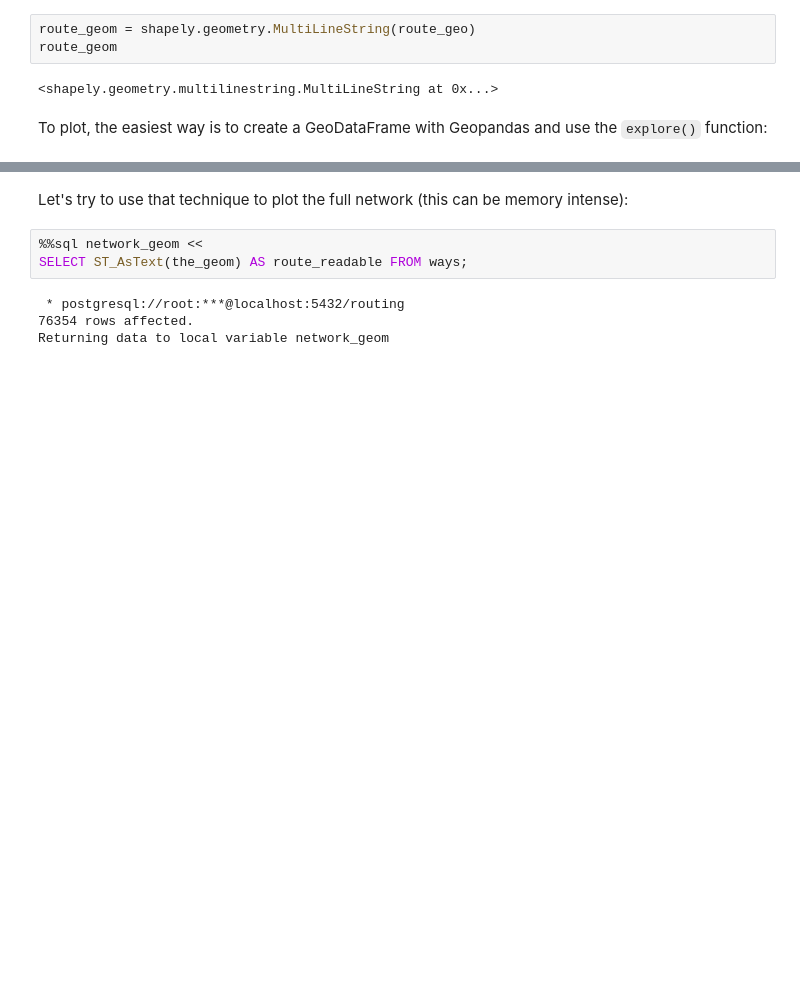
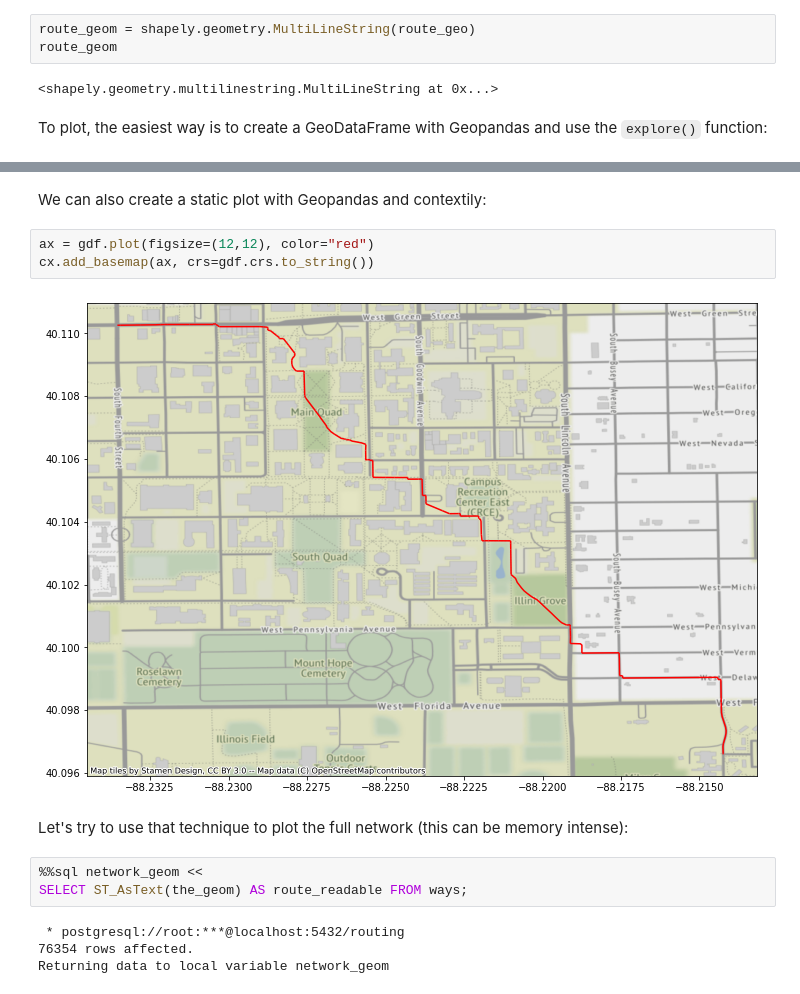
Before and after one commit to alexandermichels/pgroutingUIUC, a Jupyter notebook: notebooks/01_Simple_Routing_and_Viz.ipynb, the cells around one changed output, grey strips where cells are left out. Saved outputs shown, nothing was run; the diff lists cells and outputs as text; blank space fills up the shorter version.

```diff
--- a/notebooks/01_Simple_Routing_and_Viz.ipynb
+++ b/notebooks/01_Simple_Routing_and_Viz.ipynb
@@ -350,3 +392,10 @@ gdf.explore()
+# %% [markdown]
+We can also create a static plot with Geopandas and contextily:
+# %%
+ax = gdf.plot(figsize=(12,12), color="red")
+cx.add_basemap(ax, crs=gdf.crs.to_string())
+# %% [output]
+[figure, added]
 # %% [markdown]
 Let's try to use that technique to plot the full network (this can be memory intense):
 # %%
```
Also changed, not shown: parts of 8 cells of this notebook, 1 other file.
